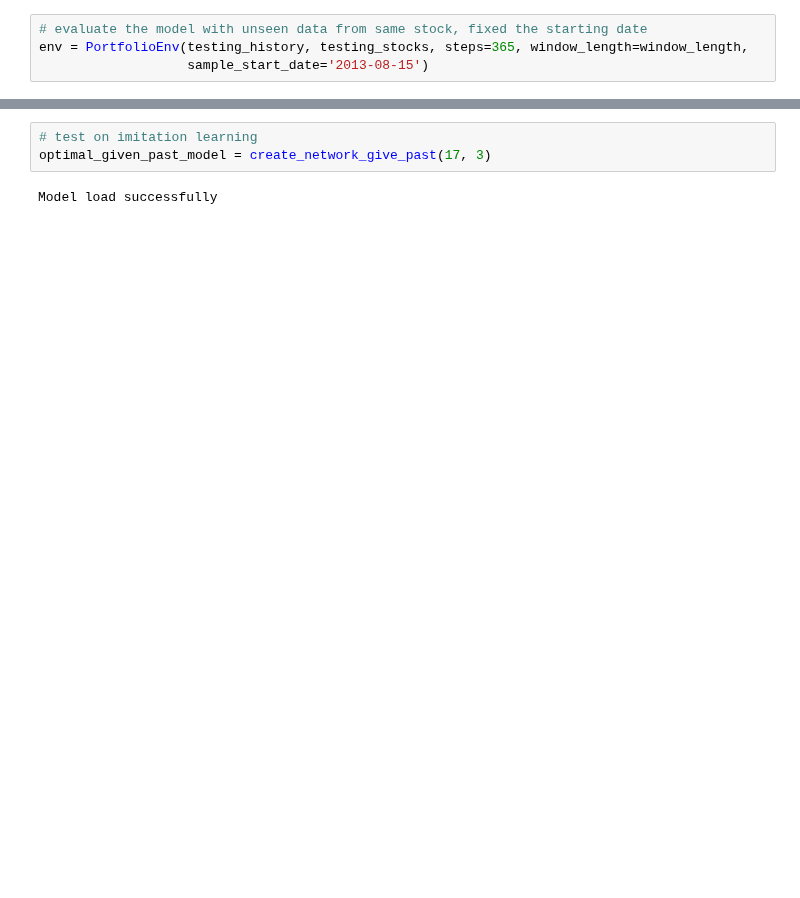
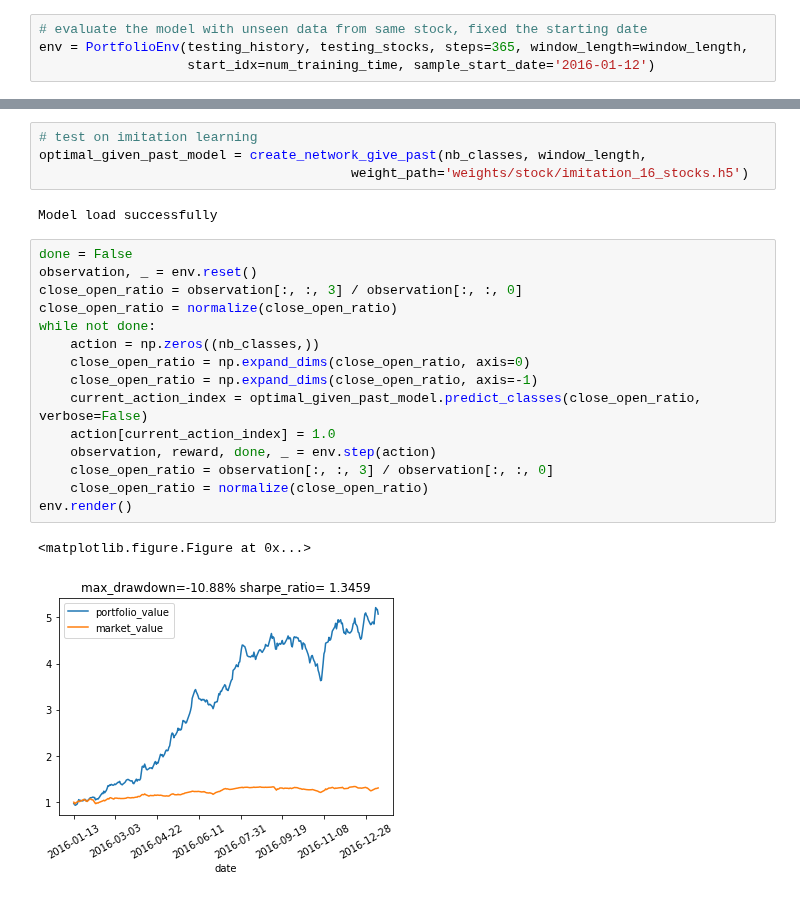
Before and after one commit to vermouth1992/drl-portfolio-management, a Jupyter notebook: src/ddpg_experiments.ipynb, the cells around one changed output, grey strips where cells are left out. Drawn from its saved outputs; the diff is of its cells as text; blank space fills up the shorter version.

```diff
--- a/src/ddpg_experiments.ipynb
+++ b/src/ddpg_experiments.ipynb
@@ -127,7 +135,7 @@ env._render()
 # %%
 # evaluate the model with unseen data from same stock, fixed the starting date
 env = PortfolioEnv(testing_history, testing_stocks, steps=365, window_length=window_length,
-                   sample_start_date='2013-08-15')
+                   start_idx=num_training_time, sample_start_date='2016-01-12')
 # %%
 # test on DDPG
 observation, info = env.reset()
@@ -146,5 +152,24 @@ Using TensorFlow backend.
 # %%
 # test on imitation learning
-optimal_given_past_model = create_network_give_past(17, 3)
+optimal_given_past_model = create_network_give_past(nb_classes, window_length,
+                                        weight_path='weights/stock/imitation_16_stocks.h5')
 # %% [output]
 Model load successfully
+# %%
+done = False
+observation, _ = env.reset()
+close_open_ratio = observation[:, :, 3] / observation[:, :, 0]
+close_open_ratio = normalize(close_open_ratio)
+while not done:
+    action = np.zeros((nb_classes,))
+    close_open_ratio = np.expand_dims(close_open_ratio, axis=0)
+    close_open_ratio = np.expand_dims(close_open_ratio, axis=-1)
+    current_action_index = optimal_given_past_model.predict_classes(close_open_ratio, verbose=False)
+    action[current_action_index] = 1.0
+    observation, reward, done, _ = env.step(action)
+    close_open_ratio = observation[:, :, 3] / observation[:, :, 0]
+    close_open_ratio = normalize(close_open_ratio)
+env.render()
+# %% [output]
+<matplotlib.figure.Figure at 0x...>
+[figure, added]
```
Also changed, not shown: parts of 8 cells of this notebook, 3 other files.
